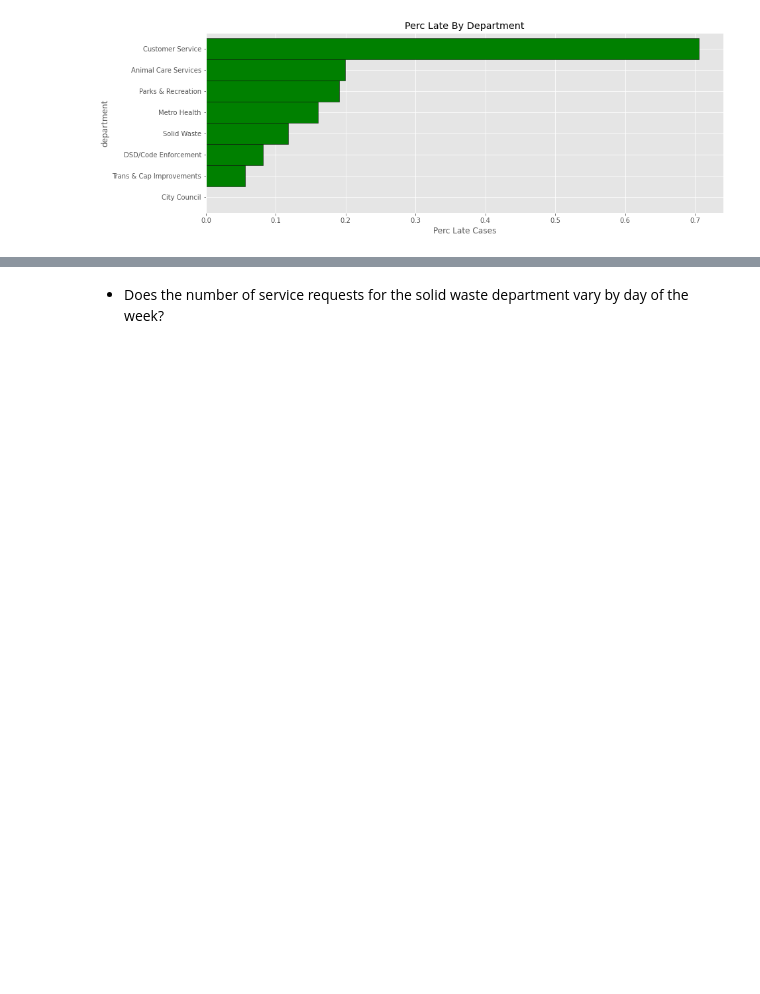
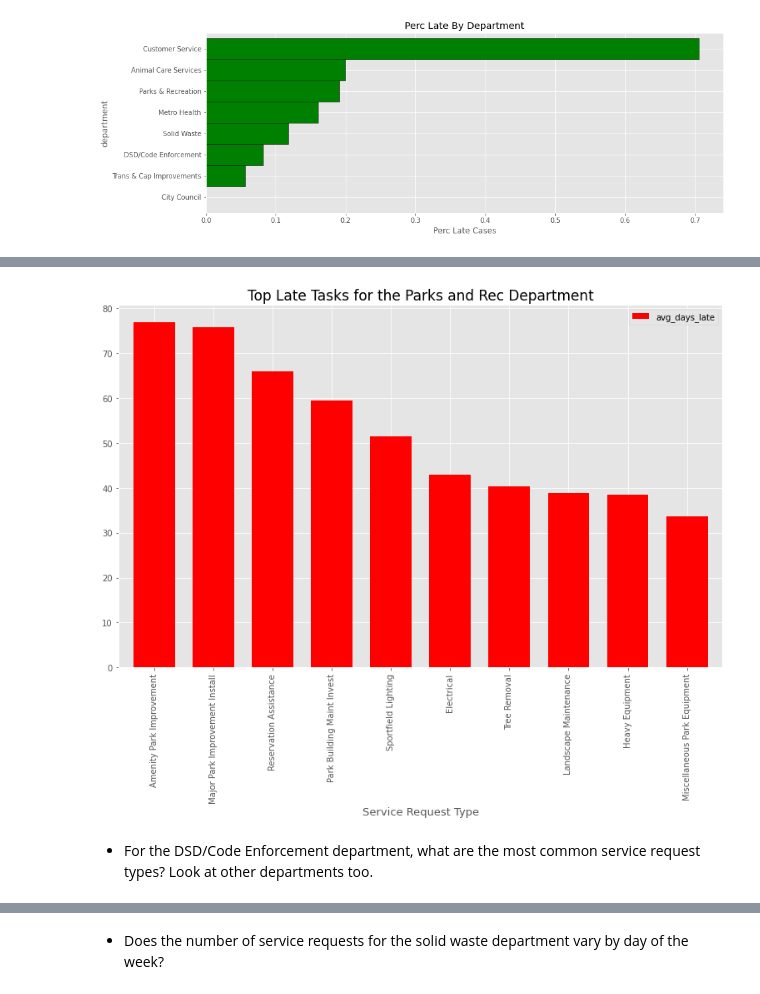
Before and after one commit to albertopuentes/spark-exercises, a Jupyter notebook: explore.ipynb, the cells around one changed output, grey strips where cells are left out. Saved outputs shown, nothing was run; the diff lists cells and outputs as text; code cells hidden in the pictures; blank space fills up the shorter version.

```diff
--- a/explore.ipynb
+++ b/explore.ipynb
@@ -112,0 +192,19 @@ Text(0.5, 1.0, 'Perc Late By Department')
+# %%
+(
+    df.filter(col('case_late') == 'true')
+    .filter(col('department') == 'Parks & Recreation')
+    .groupBy('service_request_type').agg(mean('num_days_late').alias('avg_days_late'))
+    .sort(desc('avg_days_late'))
+    .toPandas()
+    .set_index('service_request_type')
+    .head(10)
+    .plot.bar(figsize = (13,8), width = .7, color = 'red')
+)
+plt.xticks(rotation = 90)
+plt.xlabel('Service Request Type', fontsize = 13)
+plt.title('Top Late Tasks for the Parks and Rec Department', fontsize = 17)
+plt.show()
+# %% [output]
+[figure, added]
+# %% [markdown]
+* For the DSD/Code Enforcement department, what are the most common service request types? Look at other departments too.
```
Also changed, not shown: parts of 14 cells of this notebook.
